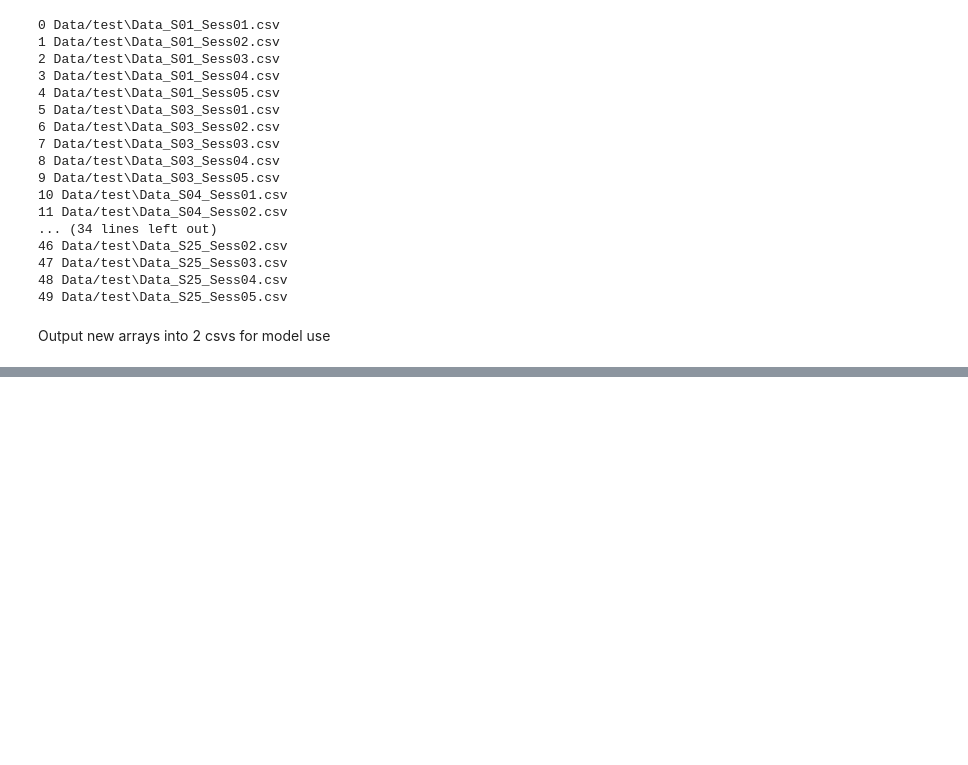
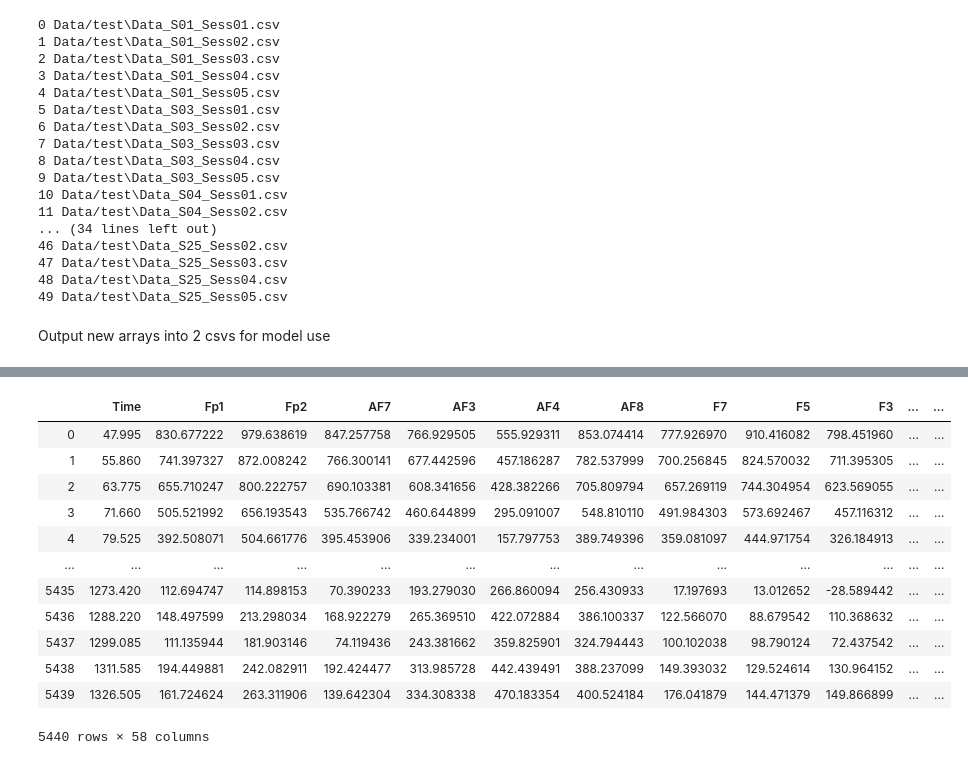
Before and after one commit to ellaelu/BCI-NERChallenge, a Jupyter notebook: preprocess.ipynb, the cells around one changed output, grey strips where cells are left out. Saved outputs shown, nothing was run; the diff lists cells and outputs as text; code cells hidden in the pictures; blank space fills up the shorter version.

```diff
--- a/preprocess.ipynb
+++ b/preprocess.ipynb
@@ -114,0 +172,16 @@ train_df.to_csv('Data/train_df.csv')
+# %%
+train_df
+# %% [output]
+|  | Time | Fp1 | Fp2 | AF7 | AF3 | AF4 | AF8 | F7 | F5 | F3 | ... | ... |
+| 0 | 47.995 | 830.677222 | 979.638619 | 847.257758 | 766.929505 | 555.929311 | 853.074414 | 777.926970 | 910.416082 | 798.451960 | ... | ... |
+| 1 | 55.860 | 741.397327 | 872.008242 | 766.300141 | 677.442596 | 457.186287 | 782.537999 | 700.256845 | 824.570032 | 711.395305 | ... | ... |
+| 2 | 63.775 | 655.710247 | 800.222757 | 690.103381 | 608.341656 | 428.382266 | 705.809794 | 657.269119 | 744.304954 | 623.569055 | ... | ... |
+| 3 | 71.660 | 505.521992 | 656.193543 | 535.766742 | 460.644899 | 295.091007 | 548.810110 | 491.984303 | 573.692467 | 457.116312 | ... | ... |
+| 4 | 79.525 | 392.508071 | 504.661776 | 395.453906 | 339.234001 | 157.797753 | 389.749396 | 359.081097 | 444.971754 | 326.184913 | ... | ... |
+| ... | ... | ... | ... | ... | ... | ... | ... | ... | ... | ... | ... | ... |
+| 5435 | 1273.420 | 112.694747 | 114.898153 | 70.390233 | 193.279030 | 266.860094 | 256.430933 | 17.197693 | 13.012652 | -28.589442 | ... | ... |
+| 5436 | 1288.220 | 148.497599 | 213.298034 | 168.922279 | 265.369510 | 422.072884 | 386.100337 | 122.566070 | 88.679542 | 110.368632 | ... | ... |
+| 5437 | 1299.085 | 111.135944 | 181.903146 | 74.119436 | 243.381662 | 359.825901 | 324.794443 | 100.102038 | 98.790124 | 72.437542 | ... | ... |
+| 5438 | 1311.585 | 194.449881 | 242.082911 | 192.424477 | 313.985728 | 442.439491 | 388.237099 | 149.393032 | 129.524614 | 130.964152 | ... | ... |
+| 5439 | 1326.505 | 161.724624 | 263.311906 | 139.642304 | 334.308338 | 470.183354 | 400.524184 | 176.041879 | 144.471379 | 149.866899 | ... | ... |
+5440 rows × 58 columns
```
Also changed, not shown: parts of 10 cells of this notebook.
